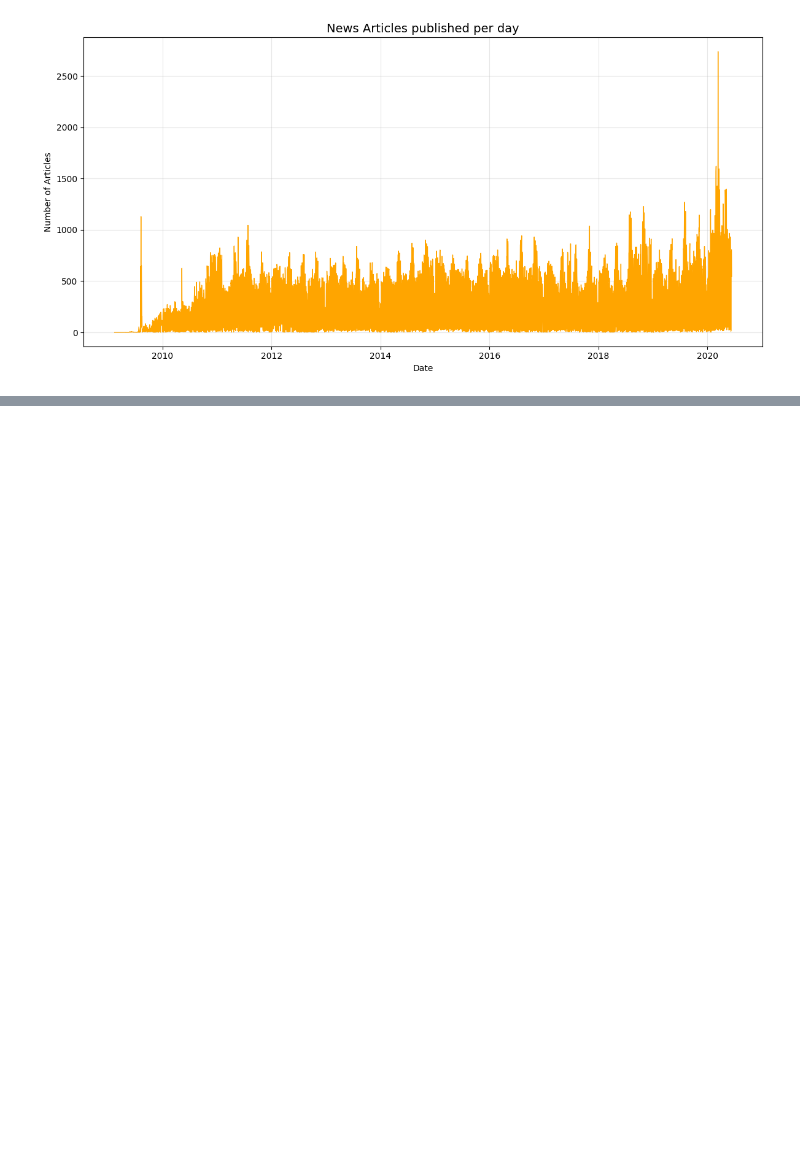
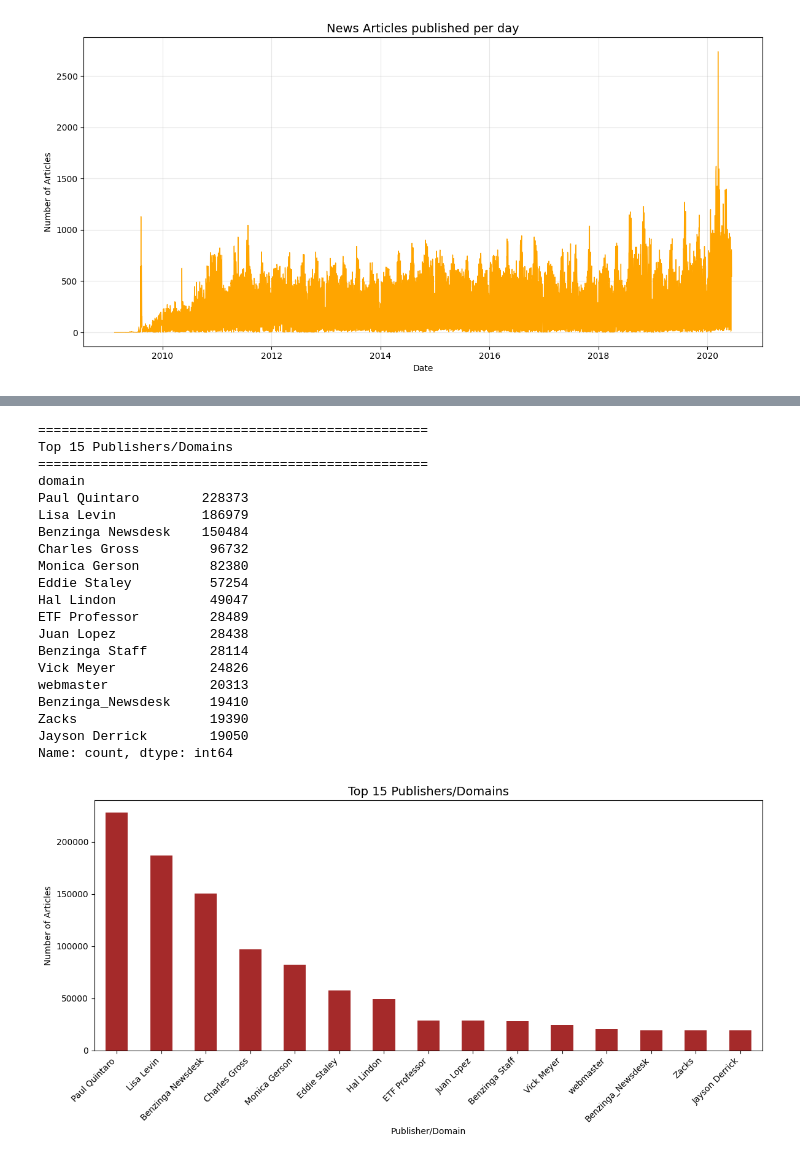
Before and after one commit to hawi088/News-Sentiment, a Jupyter notebook: notebooks/task1_eda.ipynb, the cells around one changed output, grey strips where cells are left out. Cells and saved outputs as stored; diff of their text form; code cells hidden in the pictures; blank space fills up the shorter version.

```diff
--- a/notebooks/task1_eda.ipynb
+++ b/notebooks/task1_eda.ipynb
@@ -114,0 +222,39 @@ plt.show()
+# %%
+# Extract domain if email address
+df['domain'] = df['publisher'].apply(lambda x: x.split('@')[1] if '@' in str(x) else x)
+domain_counts = df['domain'].value_counts().head(15)
+
+print("Top 15 Publishers/Domains")
+print(domain_counts)
+
+# Plot
+fig, ax = plt.subplots(figsize=(12, 6))
+domain_counts.plot(kind='bar', ax=ax, color='brown')
+ax.set_title('Top 15 Publishers/Domains', fontsize=14)
+ax.set_xlabel('Publisher/Domain')
+ax.set_ylabel('Number of Articles')
+ax.set_xticklabels(ax.get_xticklabels(), rotation=45, ha='right')
+plt.tight_layout()
+plt.show()
+# %% [output]
+==================================================
+Top 15 Publishers/Domains
+==================================================
+domain
+Paul Quintaro        228373
+Lisa Levin           186979
+Benzinga Newsdesk    150484
+Charles Gross         96732
+Monica Gerson         82380
+Eddie Staley          57254
+Hal Lindon            49047
+ETF Professor         28489
+Juan Lopez            28438
+Benzinga Staff        28114
+Vick Meyer            24826
+webmaster             20313
+Benzinga_Newsdesk     19410
+Zacks                 19390
+Jayson Derrick        19050
+Name: count, dtype: int64
+[figure, added]
```
Also changed, not shown: parts of 6 cells of this notebook, 1 other file.
